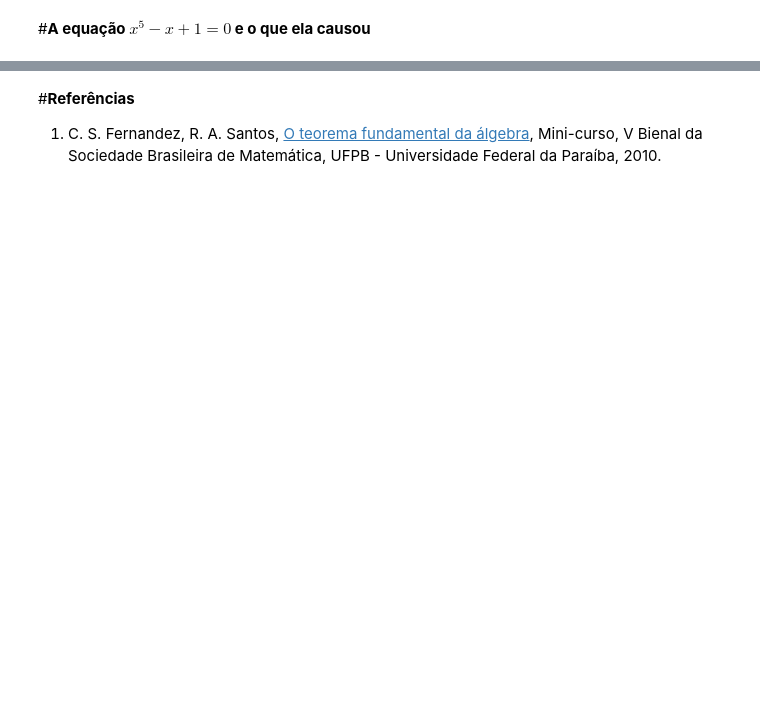
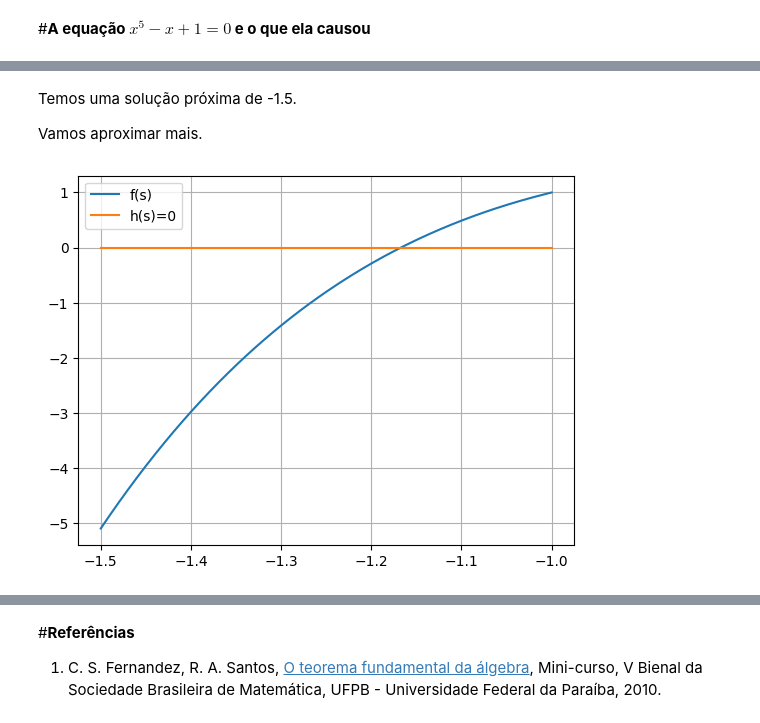
Before and after one commit to j-claudinei-f/j-claudinei-f, a Jupyter notebook: Resolvendo_equações_polinomiais.ipynb, the cells around one changed output, grey strips where cells are left out. Saved outputs shown, nothing was run; the diff lists cells and outputs as text; code cells hidden in the pictures; blank space fills up the shorter version.

```diff
--- a/Resolvendo_equações_polinomiais.ipynb
+++ b/Resolvendo_equações_polinomiais.ipynb
@@ -81,0 +146,14 @@ Nesse caso, poderia supor que $x=y+b$ e encontrar $b$ para que a expressão $$(y
+# %% [markdown]
+Temos uma solução próxima de -1.5.
+
+Vamos aproximar mais.
+# %%
+s=np.linspace(-1.5,-1,200)         # Vetor (lista) de números igualmante espaçados,
+                                # entre -2 e 2, com 200 números.
+plt.plot(s,g(s),label='f(s)')   # Comando para plotar gráfico.
+plt.plot(s,0*s,label='h(s)=0')
+plt.legend()
+plt.grid()
+plt.show()
+# %% [output]
+[figure, added]
```
Also changed, not shown: parts of 24 cells of this notebook.
